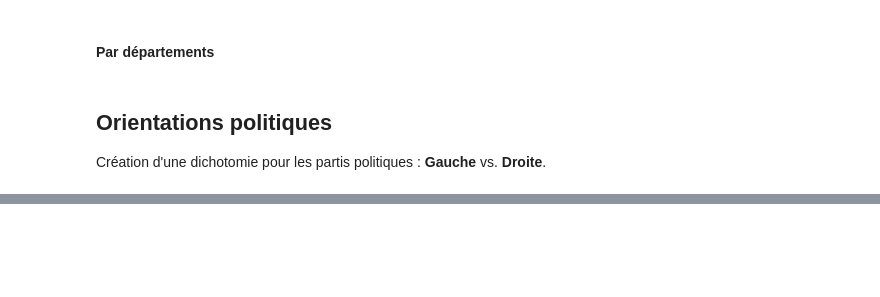
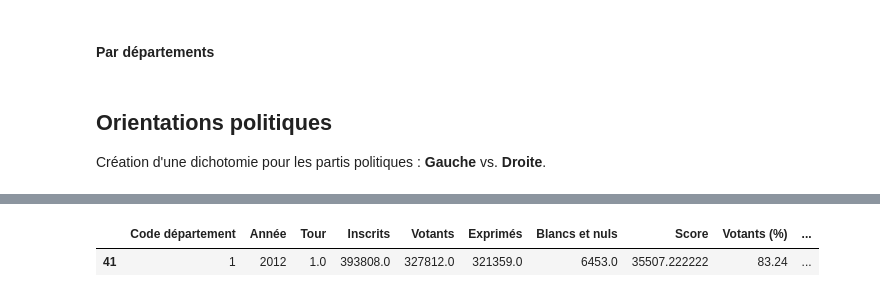
Before and after one commit to h4r1c0t/WildCodeSchool, a Jupyter notebook: Project/Datathon#1/Presid_1965-2012.ipynb, the cells around one changed output, grey strips where cells are left out. Saved outputs shown, nothing was run; the diff lists cells and outputs as text; code cells hidden in the pictures; blank space fills up the shorter version.

```diff
--- a/Project/Datathon#1/Presid_1965-2012.ipynb
+++ b/Project/Datathon#1/Presid_1965-2012.ipynb
@@ -161,0 +104,14 @@ Jacques CHEMINADE (SP)
+# %%
+orientations = pd.read_csv('https://raw.githubusercontent.com/h4r1c0t/WildCodeSchool/master/Project/Datathon%231/Datasets/orientation_candidats.csv')
+df_base = df.copy()
+# %%
+df = df.merge(orientations, left_on = 'Candidats', right_on = 'Candidat')
+df.drop('Candidat', axis = 1, inplace = True)
+# %%
+df_tx = df.groupby(['Code département', 'Année', 'Tour']).mean()
+df_tx.reset_index(inplace = True)
+# %%
+df_tx[(df_tx['Code département'] == '1') & (df_tx['Année'] == '2012')]
+# %% [output]
+|  | Code département | Année | Tour | Inscrits | Votants | Exprimés | Blancs et nuls | Score | Votants (%) | ... |
+| 41 | 1 | 2012 | 1.0 | 393808.0 | 327812.0 | 321359.0 | 6453.0 | 35507.222222 | 83.24 | ... |
```
Also changed, not shown: parts of 12 cells of this notebook, 2 other files.
